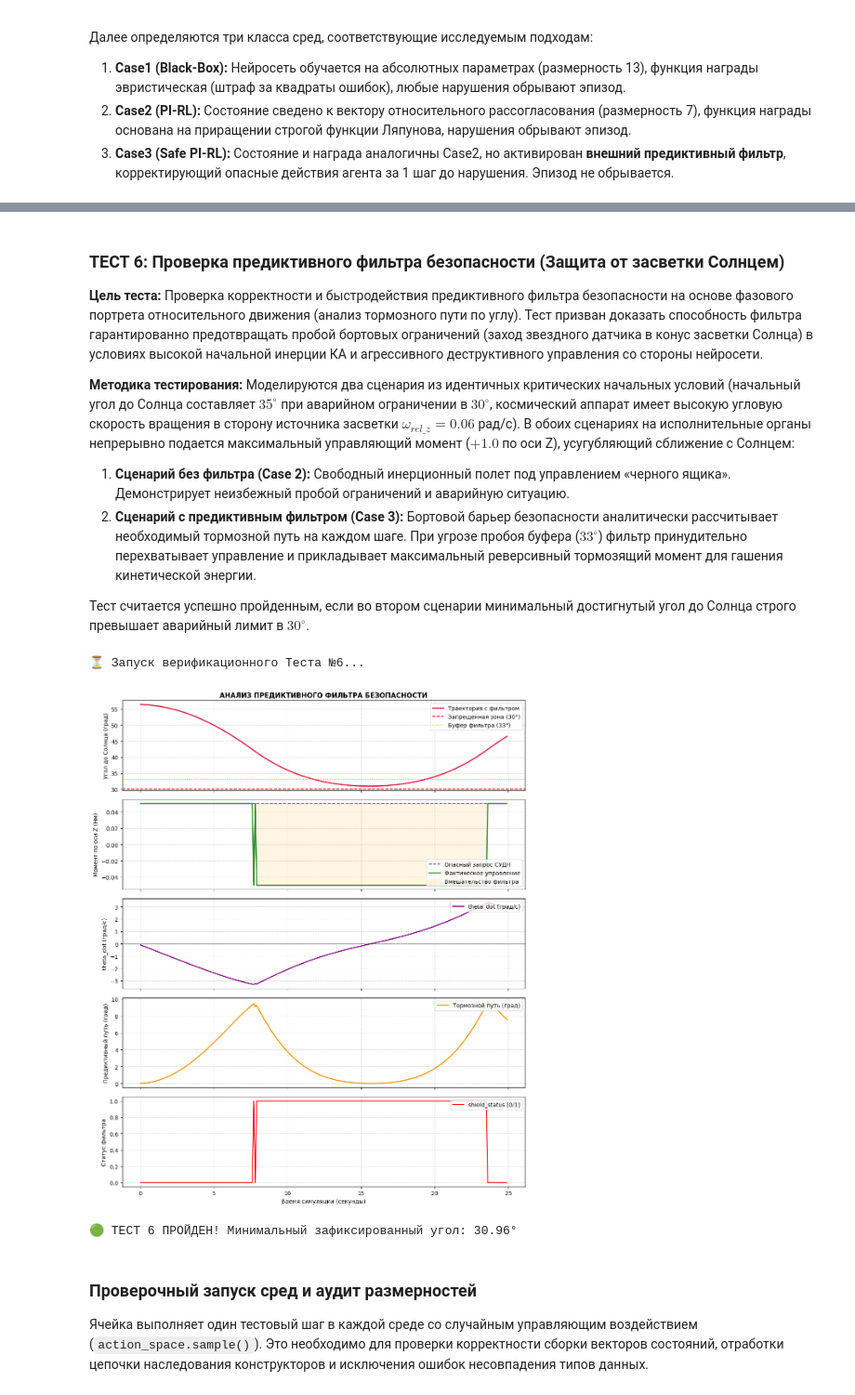
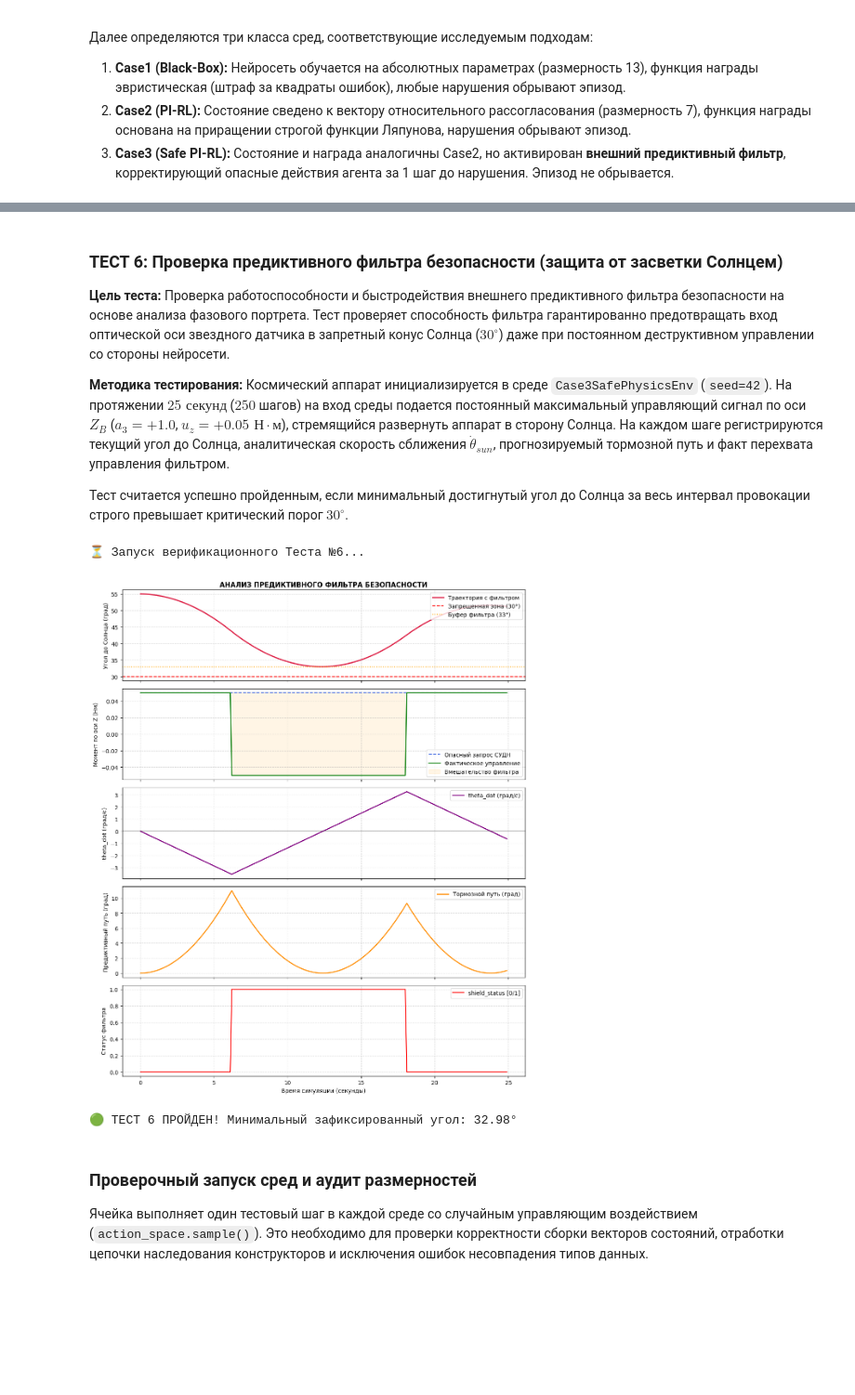
Before and after one commit to DPritykin/Control-Theory-Course, a Jupyter notebook: Term 2 Nonlinear Dynamics and Control/Tutorials/RL Attitude Control example.ipynb, the cells around one changed output, grey strips where cells are left out. Shown at 93% size. Cells and saved outputs as stored; diff of their text form; code cells hidden in the pictures; blank space fills up the shorter version.

Commit message:
text edits

```diff
--- a/Term 2 Nonlinear Dynamics and Control/Tutorials/RL Attitude Control example.ipynb
+++ b/Term 2 Nonlinear Dynamics and Control/Tutorials/RL Attitude Control example.ipynb
@@ -987,7 +1063,7 @@ PPO_HYPERPARAMS = {
     "ent_coef": 0.001,                    # Выкрученная энтропия: принудительно заставляет PPO искать новые маневры
     "clip_range": 0.2,                   # Расширенное окно: позволяет делать более решительные шаги обновления
     "use_sde": True,                     # Включение gSDE: генерирует плавный, непрерывный шум на маховиках
-    "sde_sample_freq": 50,                # Частота перерасчета траектории шума (каждые 4 шага среды)
+    "sde_sample_freq": 50,                # Частота перерасчета траектории шума (каждые 50 шагов среды)
     "verbose": 0
 }
 
@@ -1016,7 +1092,7 @@ REWARD_CONFIG = {
     "lyapunov_k_q": 0.245,
     "lyapunov_k_w": 5.6,
     "case2_lyapunov_scale": 70.0,         # Масштаб базового физического градиента Ляпунова
-    "case2_crash_penalty": 250.0,
+    "case2_crash_penalty": 25.0,
 
     # 3. ВЕСА ДЛЯ КЕЙСА 3
     "case3_lyapunov_scale": 70.0,            # Масштаб базового физического градиента Ляпунова
@@ -1255,7 +1288,7 @@ class Case2PhysicsInformedEnv(SpacecraftOrbitalEnv):
         omega_rel = omega - omega_orbit_B
         return q_err, omega_rel
 
-    def _compute_lyapunov(self, state):
+    def _compute_lyapunov(self):
         q_err, delta_omega = self._get_relative_elements()
         delta_q0 = float(q_err[0])
         k_q = self.reward_config["lyapunov_k_q"]
@@ -1267,15 +1300,16 @@ class Case2PhysicsInformedEnv(SpacecraftOrbitalEnv):
 
     def _get_obs(self):
         q_err, omega_rel = self._get_relative_elements()
-        # Клиппинг защищает слои Tanh от насыщения при высоких угловых скоростях
-        w_err_scaled = np.clip(omega_rel / self.config["init_max_omega"], -10.0, 10.0)
+        if q_err[0] < 0:
+            q_err = -q_err
+        w_err_scaled = np.clip(omega_rel / self.omega_scale, -5.0, 5.0)
         base_obs = np.concatenate([q_err, w_err_scaled])
         return np.append(base_obs, 0.0).astype(np.float32)
 
     def step(self, action):
-        v_old = self._compute_lyapunov(self.state)
+        v_old = self._compute_lyapunov()
         obs_raw, _, _, _, info = SpacecraftOrbitalEnv.step(self, action)
-        v_current = self._compute_lyapunov(self.state)
+        v_current = self._compute_lyapunov()
 
         reward = (v_old - v_current) * self.reward_config["case2_lyapunov_scale"]
         reward -= self.reward_config["energy_penalty_weight"] * np.sum(np.square(action))
@@ -1291,11 +1325,11 @@ class Case2PhysicsInformedEnv(SpacecraftOrbitalEnv):
         terminated = False
         truncated = False
         if self._check_constraints():
-            truncated = True
+            terminated = True
             reward -= self.reward_config["case2_crash_penalty"]
 
         if self.current_step >= self.max_steps:
-            terminated = True
+            truncated = True
 
         return self._get_obs(), reward, terminated, truncated, info
 # %% [markdown]
@@ -1454,16 +1487,14 @@ class Case3SafePhysicsEnv(Case2PhysicsInformedEnv):
 
         return self._get_obs(), reward, terminated, truncated, info
 # %% [markdown]
-### ТЕСТ 6: Проверка предиктивного фильтра безопасности (Защита от засветки Солнцем)
+### ТЕСТ 6: Проверка предиктивного фильтра безопасности (защита от засветки Солнцем)
 
-**Цель теста:** Проверка корректности и быстродействия предиктивного фильтра безопасности на основе фазового портрета относительного движения (анализ тормозного пути по углу). Тест призван доказать способность фильтра гарантированно предотвращать пробой бортовых ограничений (заход звездного датчика в конус засветки Солнца) в условиях высокой начальной инерции КА и агрессивного деструктивного управления со стороны нейросети.
+**Цель теста:** Проверка работоспособности и быстродействия внешнего предиктивного фильтра безопасности на основе анализа фазового портрета. Тест проверяет способность фильтра гарантированно предотвращать вход оптической оси звездного датчика в запретный конус Солнца ($30^\circ$) даже при постоянном деструктивном управлении со стороны нейросети.
 
 **Методика тестирования:**
-Моделируются два сценария из идентичных критических начальных условий (начальный угол до Солнца составляет $35^\circ$ при аварийном ограничении в $30^\circ$, космический аппарат имеет высокую угловую скорость вращения в сторону источника засветки $\omega_{rel\_z} = 0.06$ рад/с). В обоих сценариях на исполнительные органы непрерывно подается максимальный управляющий момент ($+1.0$ по оси Z), усугубляющий сближение с Солнцем:
-1. **Сценарий без фильтра (Case 2):** Свободный инерционный полет под управлением «черного ящика». Демонстрирует неизбежный пробой ограничений и аварийную ситуацию.
-2. **Сценарий с предиктивным фильтром (Case 3):** Бортовой барьер безопасности аналитически рассчитывает необходимый тормозной путь на каждом шаге. При угрозе пробоя буфера ($33^\circ$) фильтр принудительно перехватывает управление и прикладывает максимальный реверсивный тормозящий момент для гашения кинетической энергии.
+Космический аппарат инициализируется в среде `Case3SafePhysicsEnv` (`seed=42`). На протяжении $25\text{ секунд}$ ($250$ шагов) на вход среды подается постоянный максимальный управляющий сигнал по оси $Z_B$ ($a_3 = +1.0$, $u_z = +0.05\text{ Н}\cdot\text{м}$), стремящийся развернуть аппарат в сторону Солнца. На каждом шаге регистрируются текущий угол до Солнца, аналитическая скорость сближения $\dot{\theta}_{sun}$, прогнозируемый тормозной путь и факт перехвата управления фильтром.
 
-Тест считается успешно пройденным, если во втором сценарии минимальный достигнутый угол до Солнца строго превышает аварийный лимит в $30^\circ$.
+Тест считается успешно пройденным, если минимальный достигнутый угол до Солнца за весь интервал провокации строго превышает критический порог $30^\circ$.
 # %%
 import numpy as np
 import matplotlib.pyplot as plt
@@ -1479,6 +1510,16 @@ env_test6 = Case3SafePhysicsEnv(config=test6_config, reward_config=REWARD_CONFIG
 
 # Штатный сброс среды (очищает триггеры гистерезиса)
 env_test6.reset(seed=42)
+
+# Явно задаем воспроизводимые критические начальные условия:
+# sun_vector_N =, sensor_axis_B =.
+# начальный угол до Солнца ровно 55° (в сторону запретного конуса 30°).
+init_angle_rad = np.radians(35.0)
+env_test6.state = np.array([
+    np.cos(init_angle_rad / 2.0), 0.0, 0.0, np.sin(init_angle_rad / 2.0),
+    0.0, env_test6.mean_motion, 0.0
+], dtype=np.float64)
+env_test6.wheel_speeds = np.zeros(3, dtype=np.float64)
 
 # деструктивный запрос ИНС строго в сторону Солнца
 fixed_dangerous_action = np.array([0.0, 0.0, 1.0], dtype=np.float32)
@@ -1553,35 +1594,35 @@ ax1.set_title("АНАЛИЗ ПРЕДИКТИВНОГО ФИЛЬТРА БЕЗОП
 ax2.plot(time_hist, dangerous_request_z_hist, color="royalblue", linestyle="--", label="Опасный запрос СУДН")
 ax2.plot(time_hist, applied_moment_z_hist, color="forestgreen", linewidth=2, label="Фактическое управление")
 ax2.fill_between(time_hist, -0.05, 0.05, where=np.array(filter_zone_hist) > 0, color="orange", alpha=0.1, label="Вмешательство фильтра")
 ax2.set_ylabel("Момент по оси Z (Нм)")
 ax2.grid(True, linestyle="--", alpha=0.5)
 ax2.legend(loc="lower right")
 
 ax3.plot(time_hist, theta_dot_hist, color="purple", linewidth=1.8, label="theta_dot (град/с)")
 ax3.axhline(y=0.0, color="black", linestyle="-", alpha=0.3)
 ax3.set_ylabel("theta_dot (град/с)")
 ax3.grid(True, linestyle="--", alpha=0.5)
 ax3.legend(loc="upper right")
 
 ax4.plot(time_hist, braking_angle_hist, color="darkorange", linewidth=1.8, label="Тормозной путь (град)")
 ax4.set_ylabel("Предиктивный путь (град)")
 ax4.grid(True, linestyle="--", alpha=0.5)
 ax4.legend(loc="upper right")
 
 ax5.plot(time_hist, sun_fault_predicted_hist, color="red", linewidth=1.5, label="shield_status [0/1]")
 ax5.set_ylabel("Статус фильтра")
 ax5.set_xlabel("Время симуляции (секунды)")
 ax5.grid(True, linestyle="--", alpha=0.5)
 ax5.legend(loc="upper right")
 
 plt.tight_layout()
 plt.show()
 
 print(f"🟢 ТЕСТ 6 ПРОЙДЕН! Минимальный зафиксированный угол: {min(sun_angle_hist):.2f}°")
 # %% [output]
 ⏳ Запуск верификационного Теста №6...
-[figure, old version]
+[figure, new version]
-🟢 ТЕСТ 6 ПРОЙДЕН! Минимальный зафиксированный угол: 30.96°
+🟢 ТЕСТ 6 ПРОЙДЕН! Минимальный зафиксированный угол: 32.98°
 # %% [markdown]
 ### Проверочный запуск сред и аудит размерностей
 Ячейка выполняет один тестовый шаг в каждой среде со случайным управляющим воздействием (`action_space.sample()`).
```
Also changed, not shown: parts of 25 cells of this notebook.
